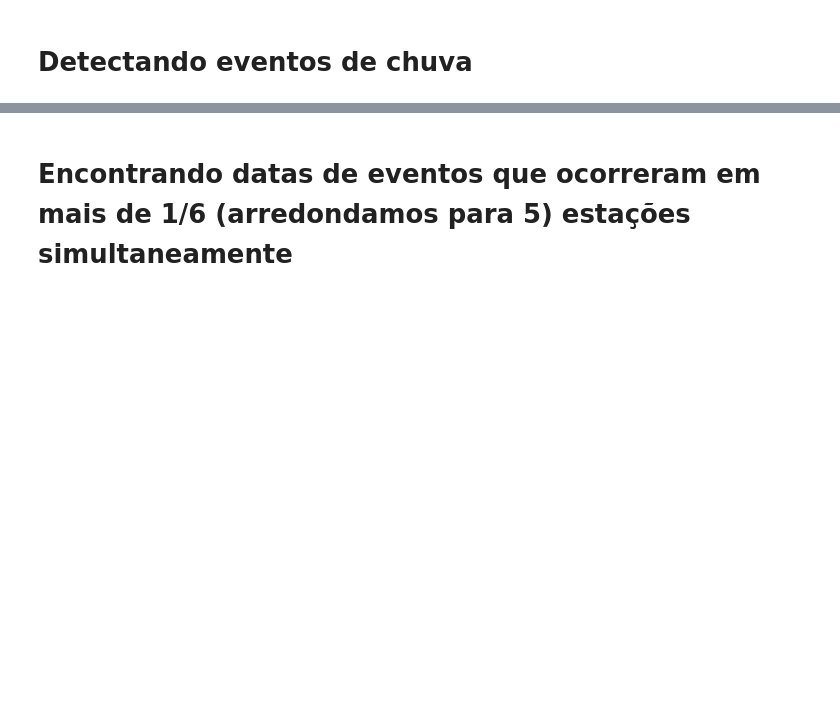
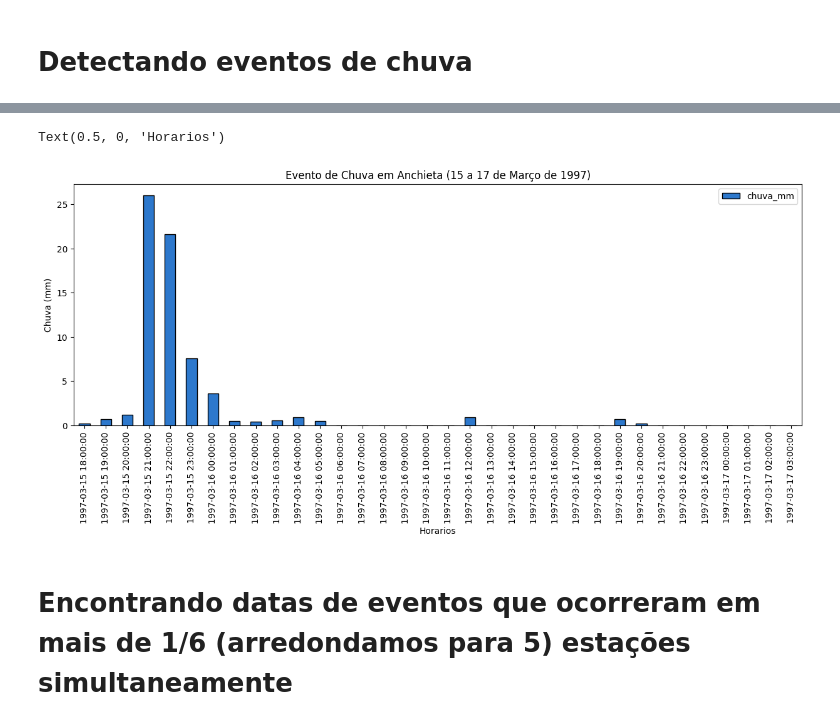
Before and after one commit to eduviana1/TEEP_Chuva_Horaria, a Jupyter notebook: (Edu)_TEEP_chuva_horaria.ipynb, the cells around one changed output, grey strips where cells are left out. Cells and saved outputs as stored; diff of their text form; code cells hidden in the pictures; blank space fills up the shorter version.

```diff
--- a/(Edu)_TEEP_chuva_horaria.ipynb
+++ b/(Edu)_TEEP_chuva_horaria.ipynb
@@ -182,3 +187,15 @@ df_eventos
+# %%
+fig, ax = plt.subplots(1,1, figsize = (15,5))
+chuva_anchieta = df_eventos.query('estacao == "anchieta" and evento == 1')[['data_hora', 'chuva_mm']].set_index('data_hora')
+chuva_anchieta.plot(ax = ax, kind = 'bar', edgecolor='black', color = '#2d78cc')
+
+ax.set_ylabel('Chuva (mm)')
+ax.set_title('Evento de Chuva em Anchieta (15 a 17 de Março de 1997)')
+ax.set_xlabel('Horarios')
+# ax.set_xticks(chuva_anchieta.index)
+# %% [output]
+Text(0.5, 0, 'Horarios')
+[figure, added]
 # %% [markdown]
 # Encontrando datas de eventos que ocorreram em mais de 1/6 (arredondamos para 5) estações simultaneamente
 # %%
```
Also changed, not shown: parts of 6 cells of this notebook.
